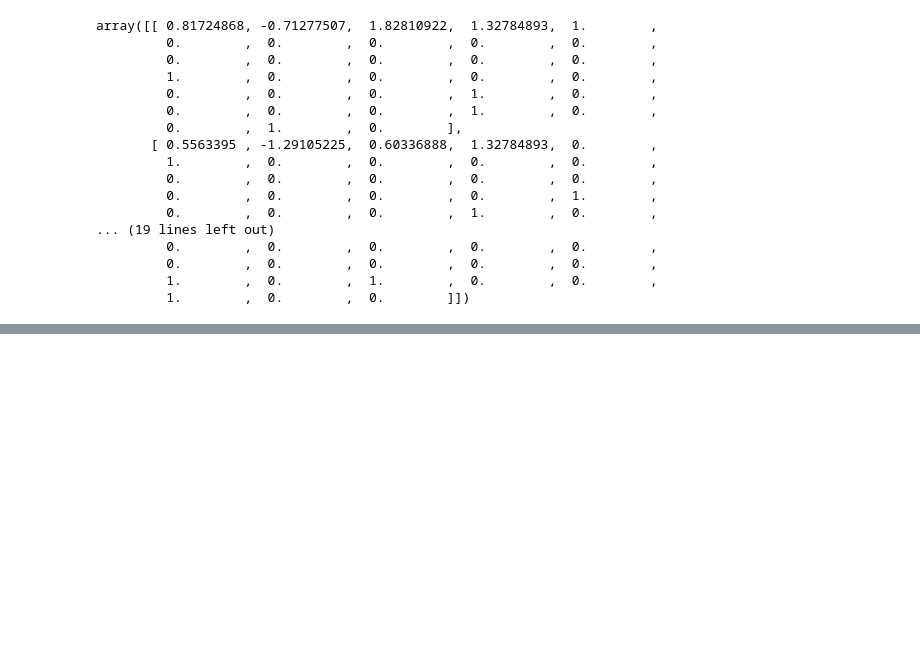
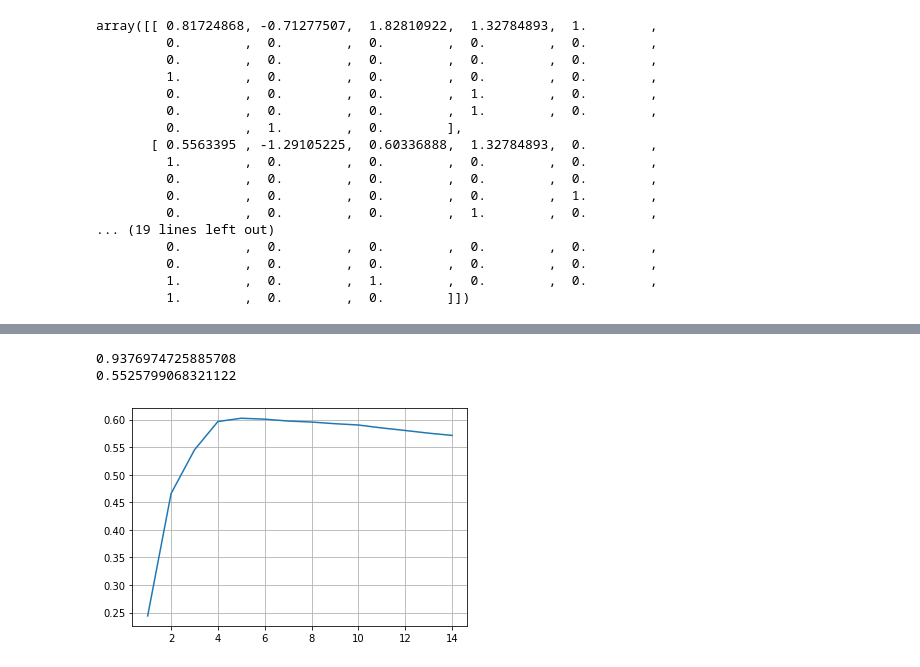
Before and after one commit to craiggossen/Projects, a Jupyter notebook: final_food_sales_predictions.ipynb, the cells around one changed output, grey strips where cells are left out. Cells and saved outputs as stored; diff of their text form; code cells hidden in the pictures; blank space fills up the shorter version.

```diff
--- a/final_food_sales_predictions.ipynb
+++ b/final_food_sales_predictions.ipynb
@@ -720,0 +886,10 @@ array([[ 0.81724868, -0.71277507,  1.82810922,  1.32784893,  1.        ,
+# %%
+# Import random forest Regressor
+from sklearn.ensemble import RandomForestRegressor
+
+# Instantiate the model
+rf = RandomForestRegressor(random_state = 42)
+
+# Make the pipeline
+rf_pipe = make_pipeline(preprocessor, rf)
+rf_pipe
@@ -720,0 +915,38 @@ array([[ 0.81724868, -0.71277507,  1.82810922,  1.32784893,  1.        ,
+# %%
+# Look at the hyperparameters
+rf_pipe.get_params()
+
+# Fit onto the training data
+rf_pipe.fit(X_train, y_train)
+
+# Predict the values for y
+rf_pipe.predict(X_test)
+
+# Evaluate the model performance
+rf_train_score = rf_pipe.score(X_train, y_train)
+rf_test_score = rf_pipe.score(X_test, y_test)
+print(rf_train_score)
+print(rf_test_score)
+# %% [output]
+0.9376974725885708
+0.5525799068321122
+# %%
+# Determine different depths and their outcomes
+depths = range(1, 15)
+scores = pd.DataFrame(index=depths, columns=['Test Score'])
+for depth in depths:
+   model = RandomForestRegressor(max_depth=depth, random_state = 42)
+   rfmodel_pipe = make_pipeline(preprocessor, model)
+   rfmodel_pipe.fit(X_train, y_train)
+   scores.loc[depth, 'Train Score'] = rfmodel_pipe.score(X_train, y_train)
+   scores.loc[depth, 'Test Score'] = rfmodel_pipe.score(X_test, y_test)
+   scores.head()
+# %%
+
+#Visualize the data
+
+plt.plot(scores['Test Score']);
+plt.grid()
+plt.show()
+# %% [output]
+[figure, added]
```
Also changed, not shown: parts of 38 cells of this notebook.
